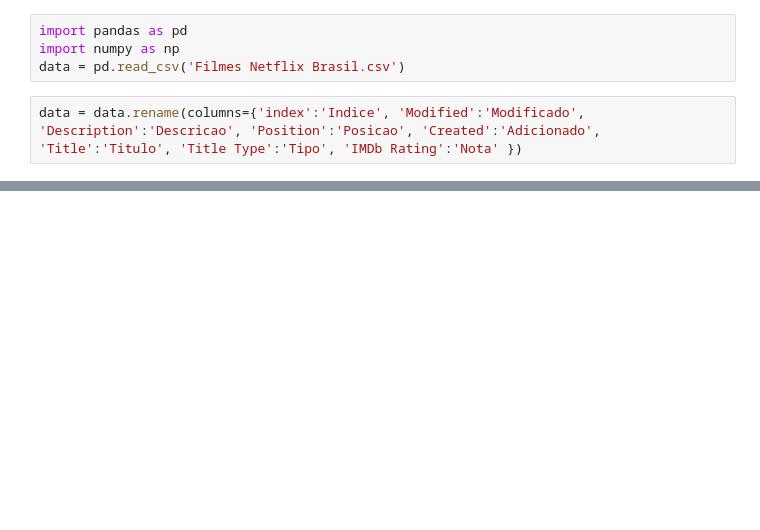
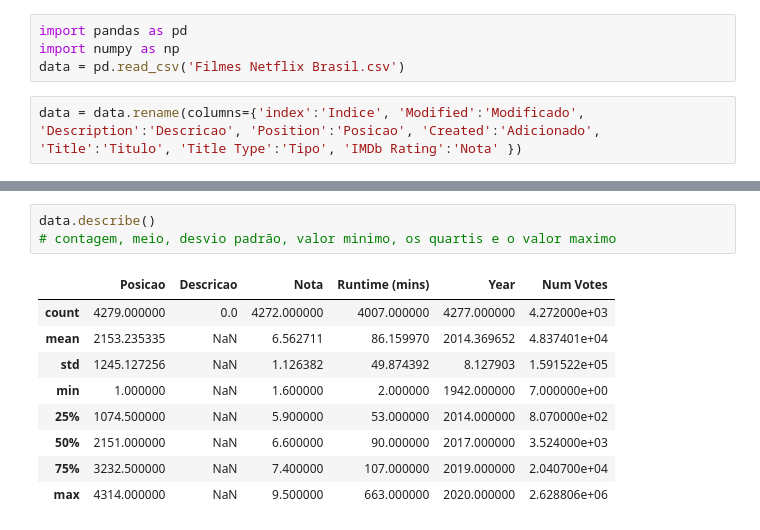
Before and after one commit to Shuruder/Project-Data-Analisys-Pandas, a Jupyter notebook: hello.ipynb, the cells around one changed output, grey strips where cells are left out. Saved outputs shown, nothing was run; the diff lists cells and outputs as text; blank space fills up the shorter version.

```diff
--- a/hello.ipynb
+++ b/hello.ipynb
@@ -21,0 +46,13 @@ data[data.Nota > 9]
+# %%
+data.describe()
+# contagem, meio, desvio padrão, valor minimo, os quartis e o valor maximo
+# %% [output]
+|  | Posicao | Descricao | Nota | Runtime (mins) | Year | Num Votes |
+| count | 4279.000000 | 0.0 | 4272.000000 | 4007.000000 | 4277.000000 | 4.272000e+03 |
+| mean | 2153.235335 | NaN | 6.562711 | 86.159970 | 2014.369652 | 4.837401e+04 |
+| std | 1245.127256 | NaN | 1.126382 | 49.874392 | 8.127903 | 1.591522e+05 |
+| min | 1.000000 | NaN | 1.600000 | 2.000000 | 1942.000000 | 7.000000e+00 |
+| 25% | 1074.500000 | NaN | 5.900000 | 53.000000 | 2014.000000 | 8.070000e+02 |
+| 50% | 2151.000000 | NaN | 6.600000 | 90.000000 | 2017.000000 | 3.524000e+03 |
+| 75% | 3232.500000 | NaN | 7.400000 | 107.000000 | 2019.000000 | 2.040700e+04 |
+| max | 4314.000000 | NaN | 9.500000 | 663.000000 | 2020.000000 | 2.628806e+06 |
```
Also changed, not shown: parts of 6 cells of this notebook.
